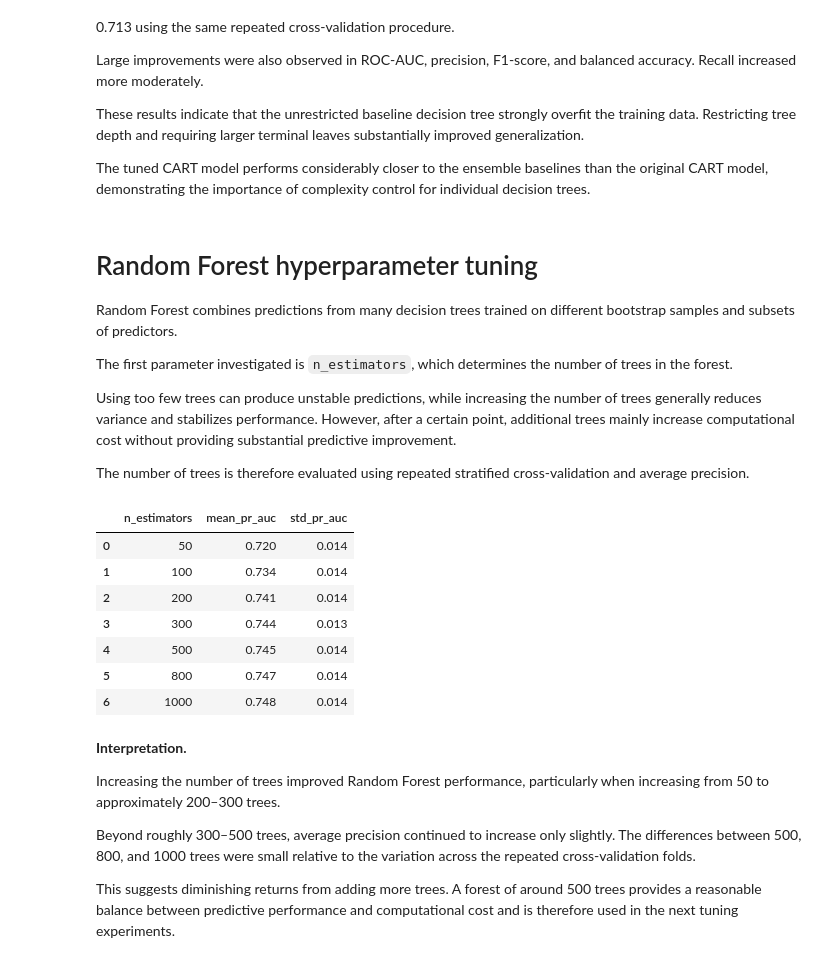
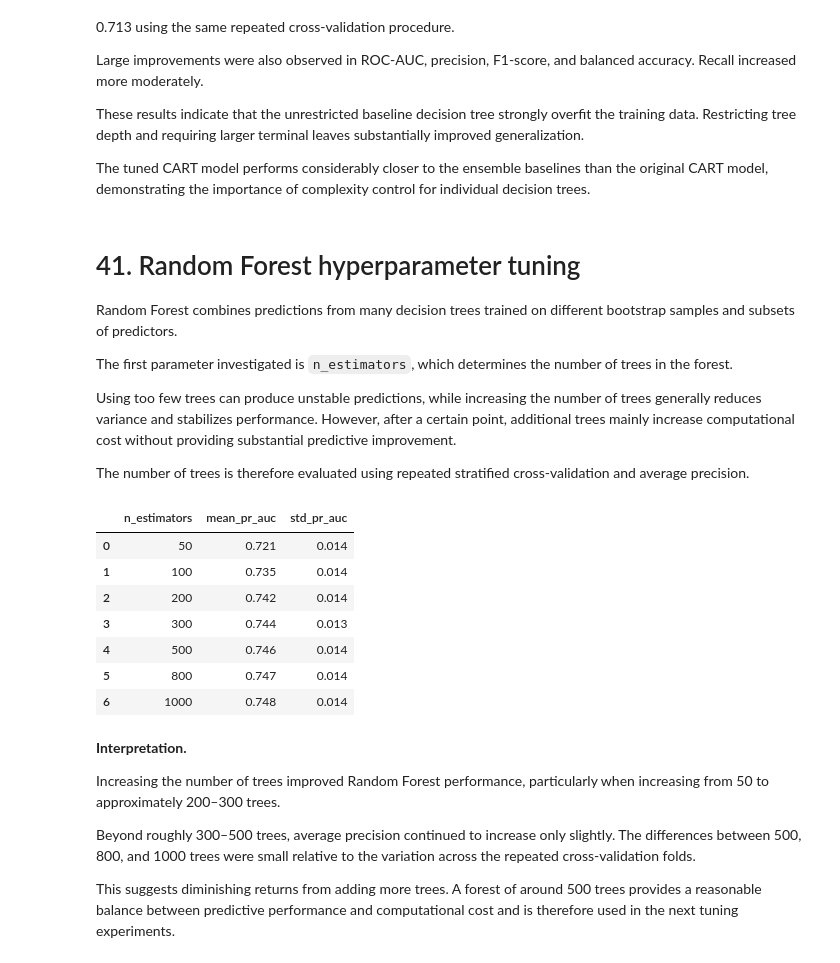
Before and after one commit to EmilB04/Machine-Learning, a Jupyter notebook: project1/notebooks/analysis.ipynb, the cells around one changed output. Drawn from its saved outputs; the diff is of its cells as text; code cells hidden in the pictures.

```diff
--- a/project1/notebooks/analysis.ipynb
+++ b/project1/notebooks/analysis.ipynb
@@ -825,7 +945,7 @@ for alpha in alpha_values:
         y_train,
         cv=cv,
         scoring="average_precision",
-        n_jobs=-1
+        n_jobs=1
     )
 
     alpha_results.append({
@@ -895,7 +1015,7 @@ cart_grid = GridSearchCV(
     param_grid=cart_param_grid,
     scoring="average_precision",
     cv=5,
-    n_jobs=-1,
+    n_jobs=1,
     return_train_score=True
 )
 
@@ -965,7 +1085,7 @@ for leaf in extended_leaf_values:
         y_train,
         cv=cv,
         scoring="average_precision",
-        n_jobs=-1
+        n_jobs=1
     )
 
     extended_leaf_results.append({
@@ -1032,7 +1156,7 @@ tuned_cart_cv = cross_validate(
     y_train,
     cv=cv,
     scoring=scoring,
-    n_jobs=-1
+    n_jobs=1
 )
 
 for metric in scoring:
@@ -1084,7 +1212,7 @@ The tuned CART model performs considerably closer to the ensemble
 baselines than the original CART model, demonstrating the importance
 of complexity control for individual decision trees.
 # %% [markdown]
-# Random Forest hyperparameter tuning
+# 41. Random Forest hyperparameter tuning
 
 Random Forest combines predictions from many decision trees trained on
 different bootstrap samples and subsets of predictors.
@@ -1111,40 +1239,40 @@ for n_trees in tree_counts:
     model = Pipeline([
         ("preprocessor", preprocessor),
         (
             "model",
             RandomForestClassifier(
                 n_estimators=n_trees,
                 random_state=42,
-                n_jobs=-1
+                n_jobs=1
             )
         )
     ])
 
     scores = cross_val_score(
         model,
         X_train,
         y_train,
         cv=cv,
         scoring="average_precision",
-        n_jobs=-1
+        n_jobs=1
     )
 
     rf_tree_results.append({
         "n_estimators": n_trees,
         "mean_pr_auc": scores.mean(),
         "std_pr_auc": scores.std()
     })
 
 rf_tree_results = pd.DataFrame(rf_tree_results)
 
 rf_tree_results.round(3)
 # %% [output]
 |  | n_estimators | mean_pr_auc | std_pr_auc |
-| 0 | 50 | 0.720 | 0.014 |
-| 1 | 100 | 0.734 | 0.014 |
-| 2 | 200 | 0.741 | 0.014 |
+| 0 | 50 | 0.721 | 0.014 |
+| 1 | 100 | 0.735 | 0.014 |
+| 2 | 200 | 0.742 | 0.014 |
 | 3 | 300 | 0.744 | 0.013 |
-| 4 | 500 | 0.745 | 0.014 |
+| 4 | 500 | 0.746 | 0.014 |
 | 5 | 800 | 0.747 | 0.014 |
 | 6 | 1000 | 0.748 | 0.014 |
 # %% [markdown]
```
Also changed, not shown: parts of 89 cells of this notebook, 1 other file.
